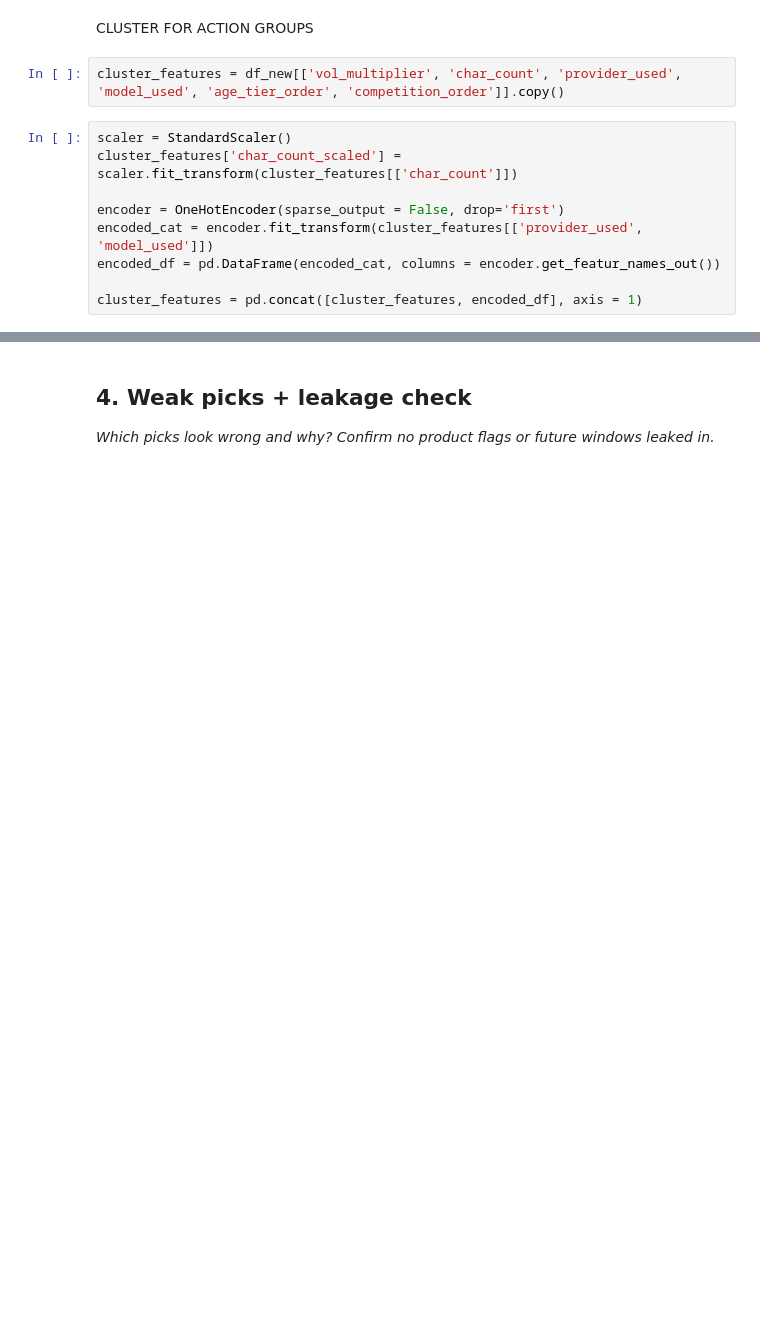
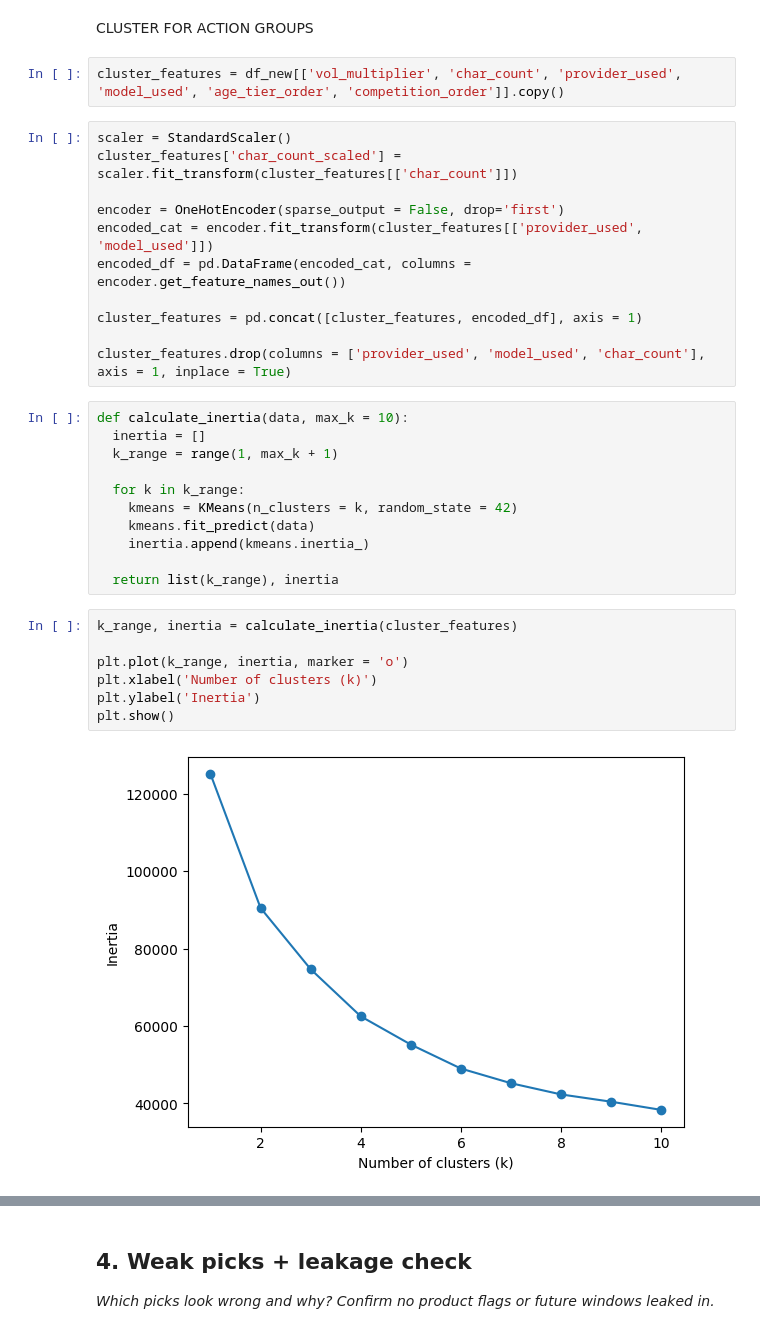
Before and after one commit to Maryam-Shile/flyrank_ml_internship, a Jupyter notebook: work/notebooks/w04_baseline_score.ipynb, the cells around one changed output, grey strips where cells are left out. Drawn from its saved outputs; the diff is of its cells as text; blank space fills up the shorter version.

```diff
--- a/work/notebooks/w04_baseline_score.ipynb
+++ b/work/notebooks/w04_baseline_score.ipynb
@@ -439,6 +439,28 @@ cluster_features['char_count_scaled'] = scaler.fit_transform(cluster_features[['
 
 encoder = OneHotEncoder(sparse_output = False, drop='first')
 encoded_cat = encoder.fit_transform(cluster_features[['provider_used', 'model_used']])
-encoded_df = pd.DataFrame(encoded_cat, columns = encoder.get_featur_names_out())
+encoded_df = pd.DataFrame(encoded_cat, columns = encoder.get_feature_names_out())
 
 cluster_features = pd.concat([cluster_features, encoded_df], axis = 1)
+
+cluster_features.drop(columns = ['provider_used', 'model_used', 'char_count'], axis = 1, inplace = True)
+# %%
+def calculate_inertia(data, max_k = 10):
+  inertia = []
+  k_range = range(1, max_k + 1)
+
+  for k in k_range:
+    kmeans = KMeans(n_clusters = k, random_state = 42)
+    kmeans.fit_predict(data)
+    inertia.append(kmeans.inertia_)
+
+  return list(k_range), inertia
+# %%
+k_range, inertia = calculate_inertia(cluster_features)
+
+plt.plot(k_range, inertia, marker = 'o')
+plt.xlabel('Number of clusters (k)')
+plt.ylabel('Inertia')
+plt.show()
+# %% [output]
+[figure, added]
```
Also changed, not shown: parts of 3 cells of this notebook.
